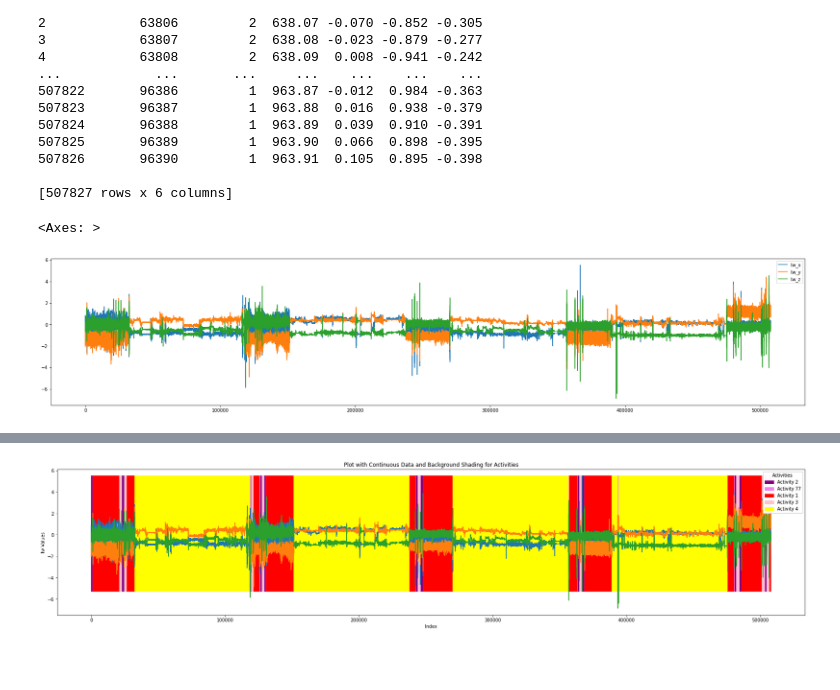
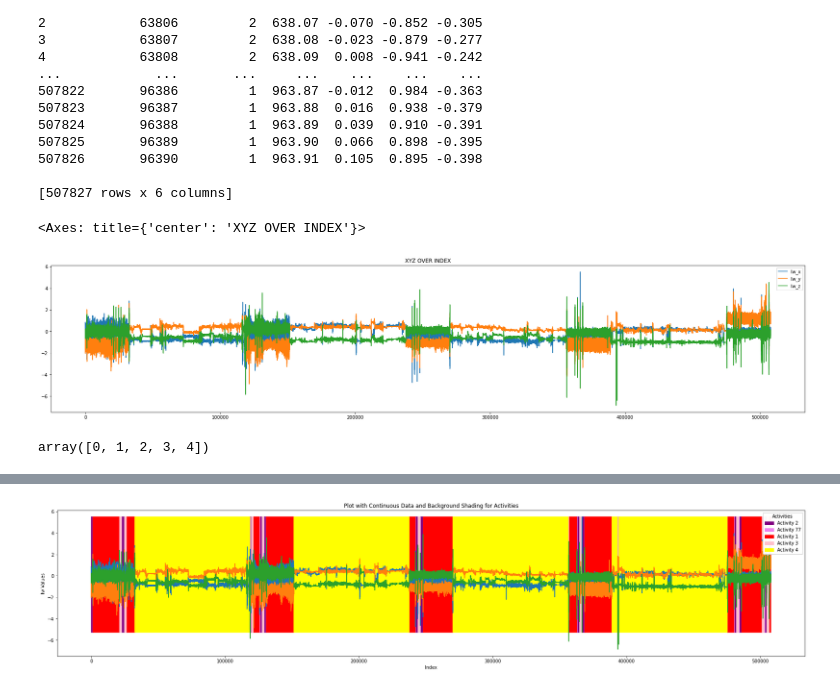
Before and after one commit to raymondfdavey/ML-Challenge2023, a Jupyter notebook: initial_inspection.ipynb, the cells around one changed output, grey strips where cells are left out. Drawn from its saved outputs; the diff is of its cells as text; code cells hidden in the pictures; blank space fills up the shorter version.

```diff
--- a/initial_inspection.ipynb
+++ b/initial_inspection.ipynb
@@ -74,7 +74,8 @@ print(df)
 
 [507827 rows x 6 columns]
 # %%
-df.plot(y=["lw_x", "lw_y", "lw_z"], use_index=True, figsize=(30, 6))
+df.plot(y=["lw_x", "lw_y", "lw_z"], use_index=True,
+        figsize=(30, 6), title="XYZ OVER INDEX")
 # %% [output]
-<Axes: >
+<Axes: title={'center': 'XYZ OVER INDEX'}>
-[figure, old version]
+[figure, new version]
@@ -80,0 +99,4 @@ df.plot(y=["lw_x", "lw_y", "lw_z"], use_index=True, figsize=(30, 6))
+# %%
+df['segment'].unique()
+# %% [output]
+array([0, 1, 2, 3, 4])
```
Also changed, not shown: parts of 6 cells of this notebook.
